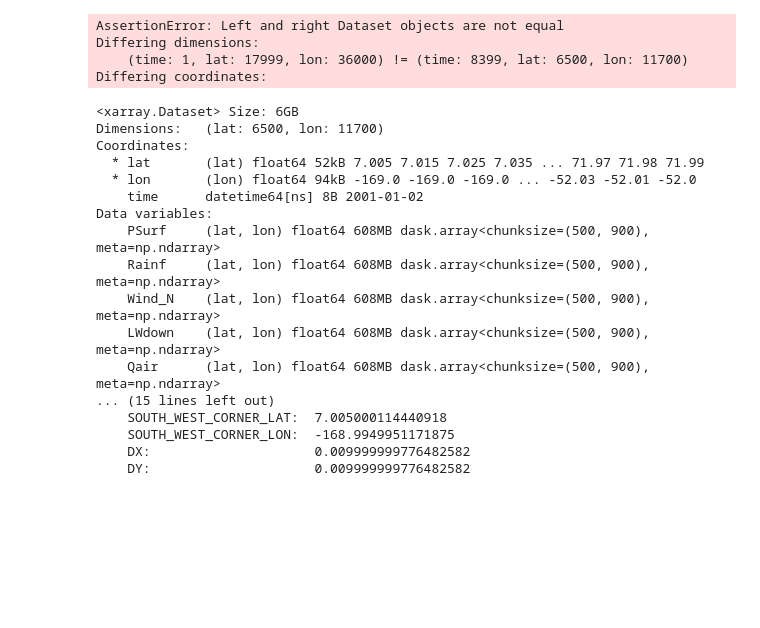
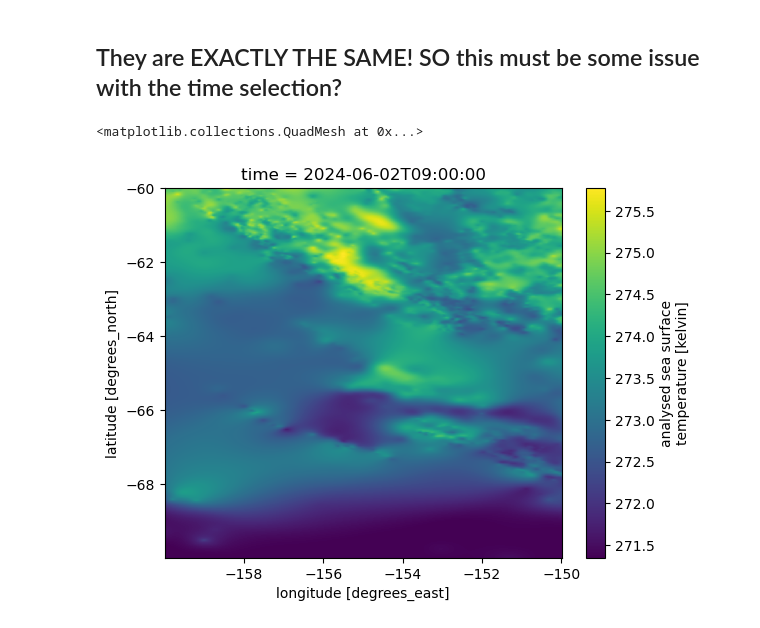
Before and after one commit to developmentseed/titiler-multidim, a Jupyter notebook: notebooks/compare_xarray_representation.ipynb, the cells around one changed output. Cells and saved outputs as stored; diff of their text form; code cells hidden in the pictures; blank space fills up the shorter version.

```diff
--- a/notebooks/compare_xarray_representation.ipynb
+++ b/notebooks/compare_xarray_representation.ipynb
@@ -27,29 +27,11 @@ repo = ic.Repository.open(
 session = repo.readonly_session("main")
 ds_virtual = xr.open_zarr(session.store, consolidated=False, zarr_format=3)
 # %%
-xr.testing.assert_equal(ds_native, ds_virtual)
+xr.testing.assert_equal(ds_native, ds_virtual.isel(time=[0]))
-# %% [output]
-AssertionError: Left and right Dataset objects are not equal
-Differing dimensions:
-    (time: 1, lat: 17999, lon: 36000) != (time: 8399, lat: 6500, lon: 11700)
-Differing coordinates:
+# %% [markdown]
+## They are EXACTLY THE SAME! SO this must be some issue with the time selection?
 # %%
-ds_virtual.isel(time=0)["Tair"]
+ds_virtual.isel(time=0, lon=slice(2000, 3000), lat=slice(2000, 3000))["analysed_sst"].plot()
 # %% [output]
-<xarray.Dataset> Size: 6GB
-Dimensions:   (lat: 6500, lon: 11700)
-Coordinates:
-  * lat       (lat) float64 52kB 7.005 7.015 7.025 7.035 ... 71.97 71.98 71.99
-  * lon       (lon) float64 94kB -169.0 -169.0 -169.0 ... -52.03 -52.01 -52.0
-    time      datetime64[ns] 8B 2001-01-02
-Data variables:
-    PSurf     (lat, lon) float64 608MB dask.array<chunksize=(500, 900), meta=np.ndarray>
-    Rainf     (lat, lon) float64 608MB dask.array<chunksize=(500, 900), meta=np.ndarray>
-    Wind_N    (lat, lon) float64 608MB dask.array<chunksize=(500, 900), meta=np.ndarray>
-    LWdown    (lat, lon) float64 608MB dask.array<chunksize=(500, 900), meta=np.ndarray>
-    Qair      (lat, lon) float64 608MB dask.array<chunksize=(500, 900), meta=np.ndarray>
-... (15 lines left out)
-    SOUTH_WEST_CORNER_LAT:  7.005000114440918
-    SOUTH_WEST_CORNER_LON:  -168.9949951171875
-    DX:                     0.009999999776482582
-    DY:                     0.009999999776482582
+<matplotlib.collections.QuadMesh at 0x...>
+[figure, added]
```
Also changed, not shown: 2 other files.
